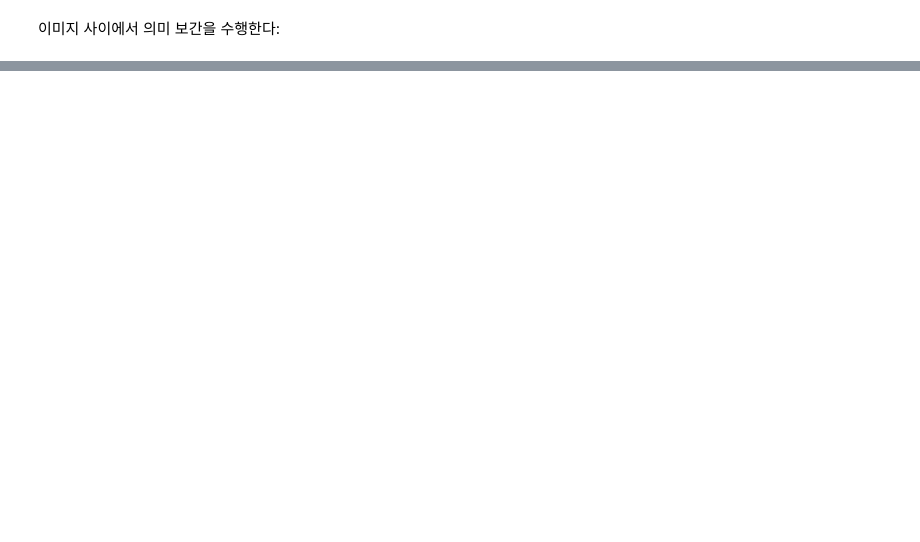
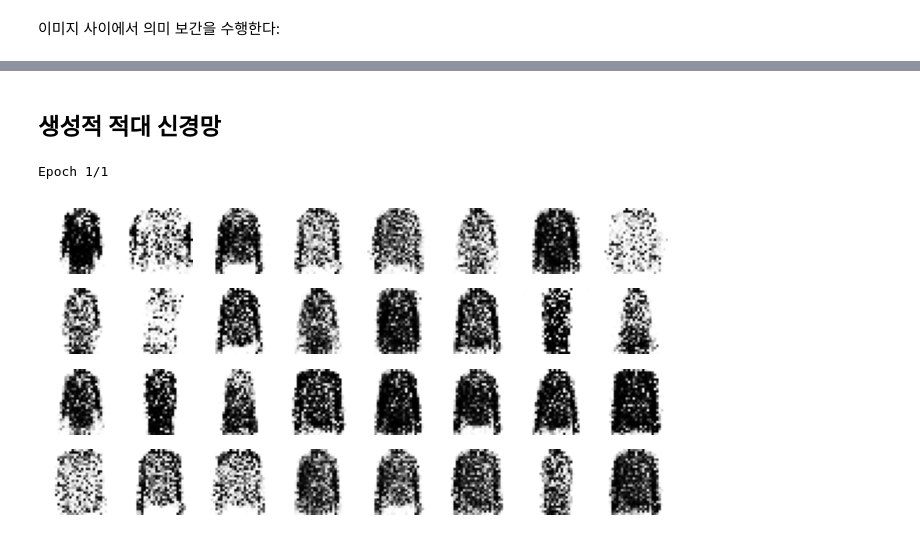
Before and after one commit to r0cd7b/autoencoders_and_gans, a Jupyter notebook: autoencoders_and_gans.ipynb, the cells around one changed output, grey strips where cells are left out. Saved outputs shown, nothing was run; the diff lists cells and outputs as text; code cells hidden in the pictures; blank space fills up the shorter version.

```diff
--- a/autoencoders_and_gans.ipynb
+++ b/autoencoders_and_gans.ipynb
@@ -805,0 +806,2 @@ save_fig('semantic_interpolation_plot', False)
+# %% [markdown]
+## 생성적 적대 신경망
@@ -805,0 +827,33 @@ save_fig('semantic_interpolation_plot', False)
+# %%
+discriminator.compile(loss='binary_crossentropy')
+discriminator.trainable = False
+gan.compile(loss='binary_crossentropy')
+# %%
+batch_size = 32
+dataset = tf.data.Dataset.from_tensor_slices(X_train).shuffle(1000)
+dataset = dataset.batch(batch_size, True).prefetch(tf.data.AUTOTUNE)
+# %%
+def train_gan(gan, dataset, batch_size, codings_size, n_epochs=50):
+    generator, discriminator = gan.layers
+    for epoch in range(n_epochs):
+        print(f'Epoch {epoch + 1}/{n_epochs}')
+        for X_batch in dataset:
+            # 단계 1 - 판별자 훈련
+            noise = tf.random.normal([batch_size, codings_size])
+            generated_images = generator(noise)
+            X_fake_and_real = tf.concat([generated_images, X_batch], 0)
+            y1 = tf.constant([[0.]] * batch_size + [[1.]] * batch_size)
+            discriminator.trainable = True
+            discriminator.train_on_batch(X_fake_and_real, y1)
+            # 단계 2 - 생성자 훈련
+            noise = tf.random.normal([batch_size, codings_size])
+            y2 = tf.constant([[1.]] * batch_size)
+            discriminator.trainable = False
+            gan.train_on_batch(noise, y2)
+        plot_multiple_images(generated_images, 8)
+        plt.show()
+# %%
+train_gan(gan, dataset, batch_size, codings_size, 1)
+# %% [output]
+Epoch 1/1
+[figure, added]
```
Also changed, not shown: parts of 38 cells of this notebook, 8 other files.
